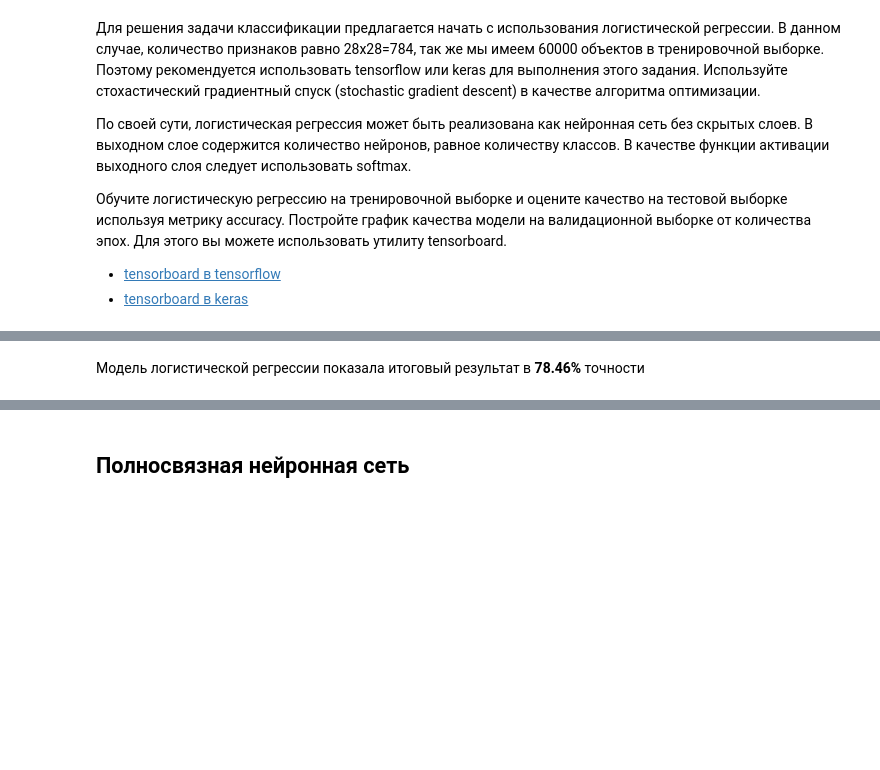
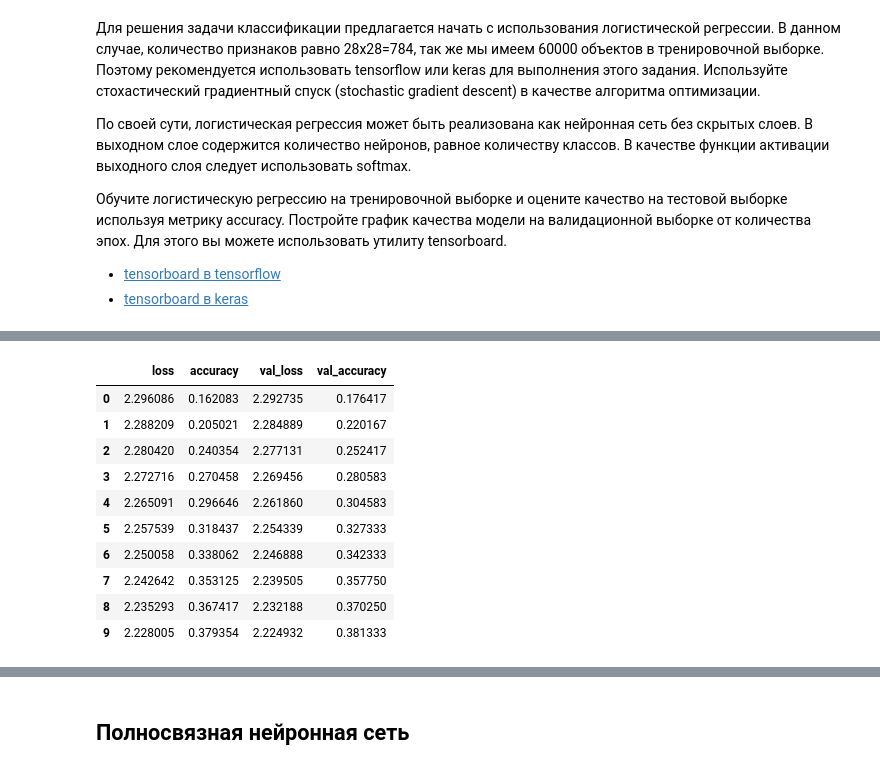
Before and after one commit to IamSVP94/Python-for-data-analysis-course, a Jupyter notebook: 6week-project.ipynb, the cells around one changed output, grey strips where cells are left out. Cells and saved outputs as stored; diff of their text form; code cells hidden in the pictures; blank space fills up the shorter version.

Commit message:
Классификация Fashion-MNIST и использование tensorflow

```diff
--- a/6week-project.ipynb
+++ b/6week-project.ipynb
@@ -45,9 +47,10 @@ y_train.shape, x_train.shape
     <li><a href="https://keras.io/callbacks/#tensorboard" target="_blank">tensorboard в keras</a></li>
 </ul>
 # %%
-log_reg_path = 'datas/project/logs/log_reg'
+log_reg_path = 'datas/project/logs/log_reg' # папка для хранения данных для tensorflow
 
-def log_reg(x_train, y_train, epochs, validation_data, batch_size):
+# функция построения модели логистической регрессии
+def log_reg(x_train, y_train, epochs, batch_size):
     model = tf.keras.Sequential([
         tf.keras.layers.Dense(10, activation='softmax', input_shape=(784,)),
     ])
@@ -55,28 +58,28 @@ def log_reg(x_train, y_train, epochs, validation_data, batch_size):
     model.compile(
         loss='categorical_crossentropy',
         optimizer='sgd',
-        metrics=['accuracy']
+        metrics=['accuracy'],
     )
 
-    logs= [
-        tf.keras.callbacks.TensorBoard(
-            log_dir = log_reg_path,
-            write_graph=True,
-            write_images=True,
-            histogram_freq=1,
-            profile_batch=100000000
-        ),
-
-    ]
+    logs= [tf.keras.callbacks.TensorBoard(
+        log_dir = log_reg_path,
+        write_graph=True,
+        write_images=True,
+        histogram_freq=1,
+        profile_batch=100000000,
+    )]
 
     model.fit(
         x=x_train,
         y=y_train,
-        validation_data=validation_data,
+        validation_split=0.2,
         epochs = epochs,
         batch_size = batch_size,
-        callbacks = logs
+        callbacks = logs,
+        use_multiprocessing=True,
     )
+    return model
 # %%
-model = log_reg(x_train, y_train, epochs=100, validation_data=(x_test, y_test), batch_size=50)
+model_log_reg = log_reg(x_train, y_train, epochs=10, batch_size=1000)
+_, accuracy_log_reg = model_log_reg.evaluate(x_test, y_test)
 # %% [output]
@@ -108,2 +103,14 @@ Reusing TensorBoard on port 6007 (pid 2324), started 22:36:00 ago. (Use '!kill 2
-# %% [markdown]
-Модель логистической регрессии показала итоговый результат в <b>78.46%</b> точности
+# %%
+pd.DataFrame(model_log_reg.history.history) # фрейм всех метрик качества при обучении модели
+# %% [output]
+|  | loss | accuracy | val_loss | val_accuracy |
+| 0 | 2.296086 | 0.162083 | 2.292735 | 0.176417 |
+| 1 | 2.288209 | 0.205021 | 2.284889 | 0.220167 |
+| 2 | 2.280420 | 0.240354 | 2.277131 | 0.252417 |
+| 3 | 2.272716 | 0.270458 | 2.269456 | 0.280583 |
+| 4 | 2.265091 | 0.296646 | 2.261860 | 0.304583 |
+| 5 | 2.257539 | 0.318437 | 2.254339 | 0.327333 |
+| 6 | 2.250058 | 0.338062 | 2.246888 | 0.342333 |
+| 7 | 2.242642 | 0.353125 | 2.239505 | 0.357750 |
+| 8 | 2.235293 | 0.367417 | 2.232188 | 0.370250 |
+| 9 | 2.228005 | 0.379354 | 2.224932 | 0.381333 |
```
Also changed, not shown: parts of 24 cells of this notebook.
